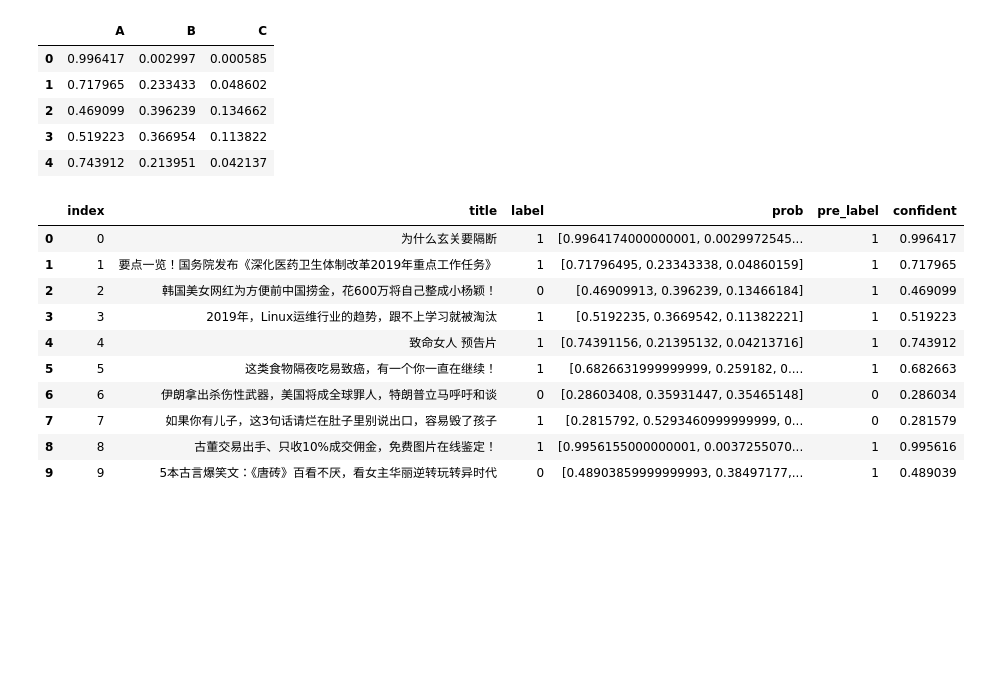
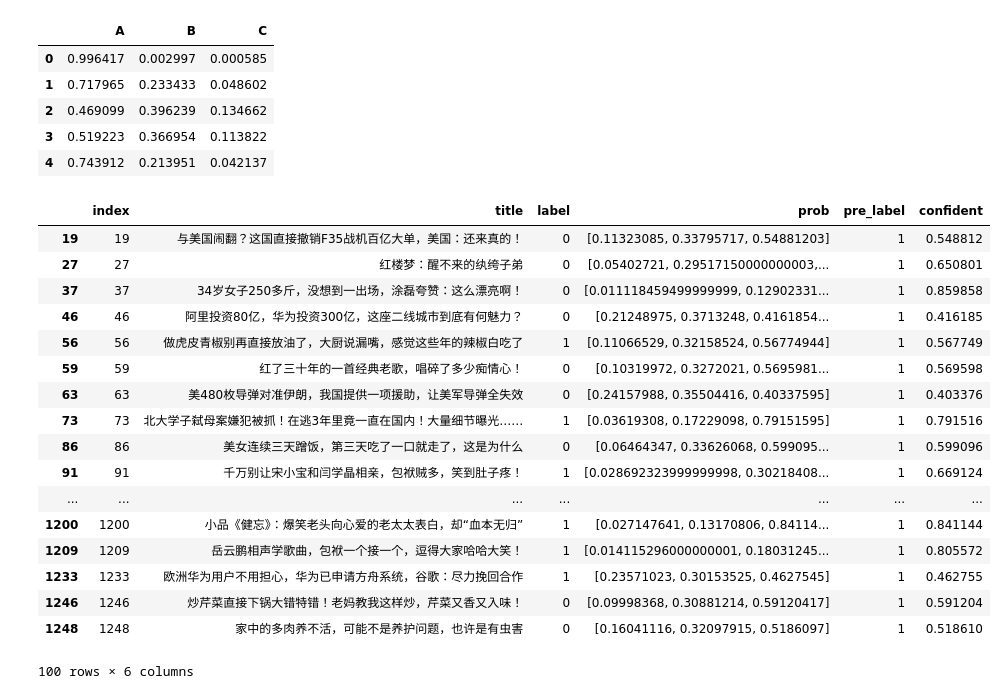
Before and after one commit to wangruichens/bert_multi_gpu, a Jupyter notebook: bert1.ipynb, the cells around one changed output. Saved outputs shown, nothing was run; the diff lists cells and outputs as text; code cells hidden in the pictures; blank space fills up the shorter version.

```diff
--- a/bert1.ipynb
+++ b/bert1.ipynb
@@ -190,32 +195,42 @@ df_res.head()
 # %%
 t=df_res.values.tolist()
 
 df_raw['prob']=t
 df_raw['pre_label']= np.argmax(t, axis=1)
-df_raw['confident']= [x[0] for x in t]
+df_raw['confident']= [x[2] for x in t]
+
 # convert A as 1, B,C as 0
-df_raw.label[df_raw.label!=0]=1
-df_raw.pre_label[df_raw.pre_label!=0]=1
+df_raw.label[df_raw.label!=2]=0
+df_raw.label[df_raw.label==2]=1
 
-# convert pos as 1, neg as 0
-df_raw.label[df_raw.label!=0]=3
-df_raw.label[df_raw.label==0]=1
-df_raw.label[df_raw.label==3]=0
+df_raw.pre_label[df_raw.pre_label!=2]=0
+df_raw.pre_label[df_raw.pre_label==2]=1
 
-df_raw.pre_label[df_raw.pre_label!=0]=3
-df_raw.pre_label[df_raw.pre_label==0]=1
-df_raw.pre_label[df_raw.pre_label==3]=0
+df_raw[df_raw.pre_label==1].head(100)
+# # convert pos as 1, neg as 0
+# df_raw.label[df_raw.label!=0]=3
+# df_raw.label[df_raw.label==0]=1
+# df_raw.label[df_raw.label==3]=0
+
+# df_raw.pre_label[df_raw.pre_label!=0]=3
+# df_raw.pre_label[df_raw.pre_label==0]=1
+# df_raw.pre_label[df_raw.pre_label==3]=0
+# %% [output]
+|  | index | title | label | prob | pre_label | confident |
+| 19 | 19 | 与美国闹翻？这国直接撤销F35战机百亿大单，美国：还来真的！ | 0 | [0.11323085, 0.33795717, 0.54881203] | 1 | 0.548812 |
+| 27 | 27 | 红楼梦：醒不来的纨绔子弟 | 0 | [0.05402721, 0.29517150000000003,... | 1 | 0.650801 |
+| 37 | 37 | 34岁女子250多斤，没想到一出场，涂磊夸赞：这么漂亮啊！ | 0 | [0.011118459499999999, 0.12902331... | 1 | 0.859858 |
+| 46 | 46 | 阿里投资80亿，华为投资300亿，这座二线城市到底有何魅力？ | 0 | [0.21248975, 0.3713248, 0.4161854... | 1 | 0.416185 |
+| 56 | 56 | 做虎皮青椒别再直接放油了，大厨说漏嘴，感觉这些年的辣椒白吃了 | 1 | [0.11066529, 0.32158524, 0.56774944] | 1 | 0.567749 |
+| 59 | 59 | 红了三十年的一首经典老歌，唱碎了多少痴情心！ | 0 | [0.10319972, 0.3272021, 0.5695981... | 1 | 0.569598 |
+| 63 | 63 | 美480枚导弹对准伊朗，我国提供一项援助，让美军导弹全失效 | 0 | [0.24157988, 0.35504416, 0.40337595] | 1 | 0.403376 |
+| 73 | 73 | 北大学子弑母案嫌犯被抓！在逃3年里竟一直在国内！大量细节曝光…… | 1 | [0.03619308, 0.17229098, 0.79151595] | 1 | 0.791516 |
+| 86 | 86 | 美女连续三天蹭饭，第三天吃了一口就走了，这是为什么 | 0 | [0.06464347, 0.33626068, 0.599095... | 1 | 0.599096 |
+| 91 | 91 | 千万别让宋小宝和闫学晶相亲，包袱贼多，笑到肚子疼！ | 1 | [0.028692323999999998, 0.30218408... | 1 | 0.669124 |
+| ... | ... | ... | ... | ... | ... | ... |
+| 1200 | 1200 | 小品《健忘》：爆笑老头向心爱的老太太表白，却“血本无归” | 1 | [0.027147641, 0.13170806, 0.84114... | 1 | 0.841144 |
+| 1209 | 1209 | 岳云鹏相声学歌曲，包袱一个接一个，逗得大家哈哈大笑！ | 1 | [0.014115296000000001, 0.18031245... | 1 | 0.805572 |
+| 1233 | 1233 | 欧洲华为用户不用担心，华为已申请方舟系统，谷歌：尽力挽回合作 | 1 | [0.23571023, 0.30153525, 0.4627545] | 1 | 0.462755 |
+| 1246 | 1246 | 炒芹菜直接下锅大错特错！老妈教我这样炒，芹菜又香又入味！ | 0 | [0.09998368, 0.30881214, 0.59120417] | 1 | 0.591204 |
+| 1248 | 1248 | 家中的多肉养不活，可能不是养护问题，也许是有虫害 | 0 | [0.16041116, 0.32097915, 0.5186097] | 1 | 0.518610 |
+100 rows × 6 columns
-# %%
-df_raw.head(10)
-# %% [output]
-|  | index | title | label | prob | pre_label | confident |
-| 0 | 0 | 为什么玄关要隔断 | 1 | [0.9964174000000001, 0.0029972545... | 1 | 0.996417 |
-| 1 | 1 | 要点一览！国务院发布《深化医药卫生体制改革2019年重点工作任务》 | 1 | [0.71796495, 0.23343338, 0.04860159] | 1 | 0.717965 |
-| 2 | 2 | 韩国美女网红为方便前中国捞金，花600万将自己整成小杨颖！ | 0 | [0.46909913, 0.396239, 0.13466184] | 1 | 0.469099 |
-| 3 | 3 | 2019年，Linux运维行业的趋势，跟不上学习就被淘汰 | 1 | [0.5192235, 0.3669542, 0.11382221] | 1 | 0.519223 |
-| 4 | 4 | 致命女人 预告片 | 1 | [0.74391156, 0.21395132, 0.04213716] | 1 | 0.743912 |
-| 5 | 5 | 这类食物隔夜吃易致癌，有一个你一直在继续！ | 1 | [0.6826631999999999, 0.259182, 0.... | 1 | 0.682663 |
-| 6 | 6 | 伊朗拿出杀伤性武器，美国将成全球罪人，特朗普立马呼吁和谈 | 0 | [0.28603408, 0.35931447, 0.35465148] | 0 | 0.286034 |
-| 7 | 7 | 如果你有儿子，这3句话请烂在肚子里别说出口，容易毁了孩子 | 1 | [0.2815792, 0.5293460999999999, 0... | 0 | 0.281579 |
-| 8 | 8 | 古董交易出手、只收10%成交佣金，免费图片在线鉴定！ | 1 | [0.9956155000000001, 0.0037255070... | 1 | 0.995616 |
-| 9 | 9 | 5本古言爆笑文：《唐砖》百看不厌，看女主华丽逆转玩转异时代 | 0 | [0.48903859999999993, 0.38497177,... | 1 | 0.489039 |
```
Also changed, not shown: parts of 7 cells of this notebook, 3 other files.
